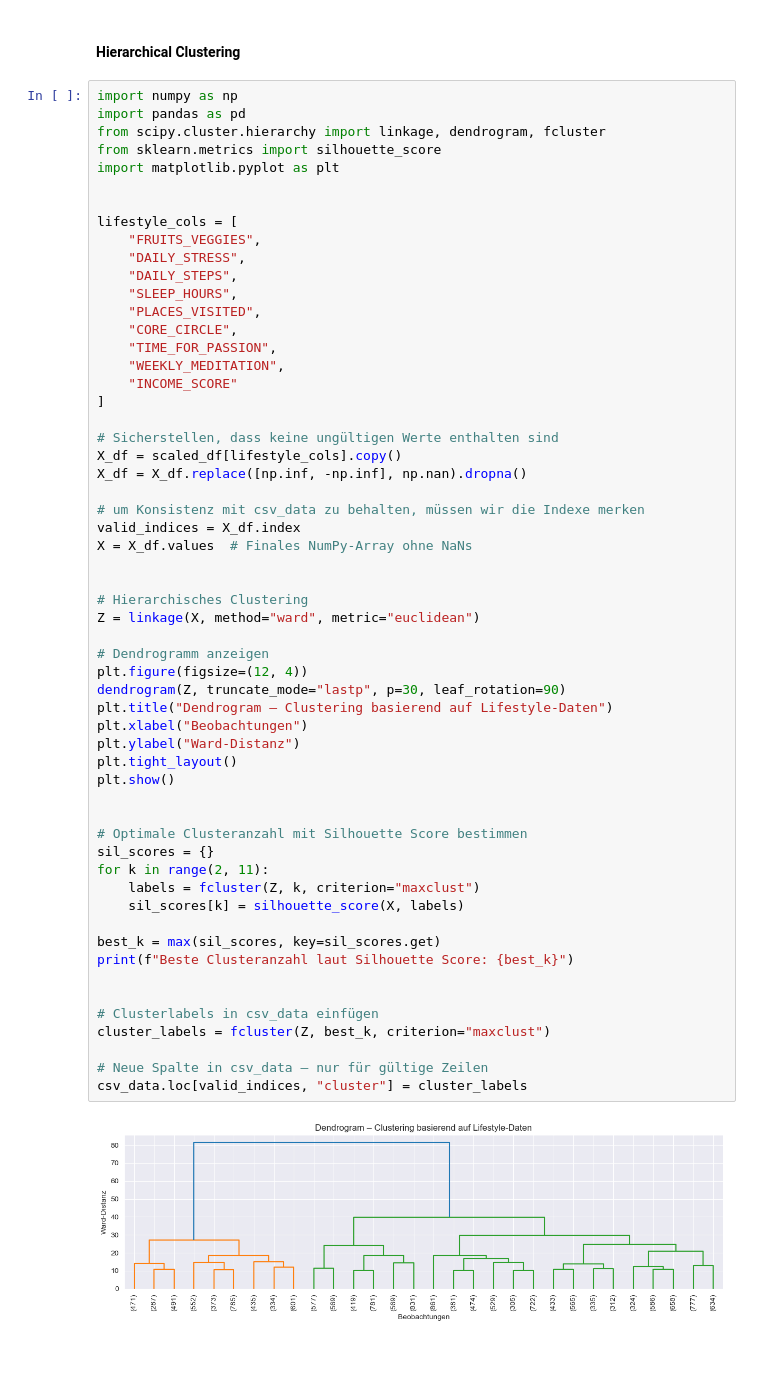
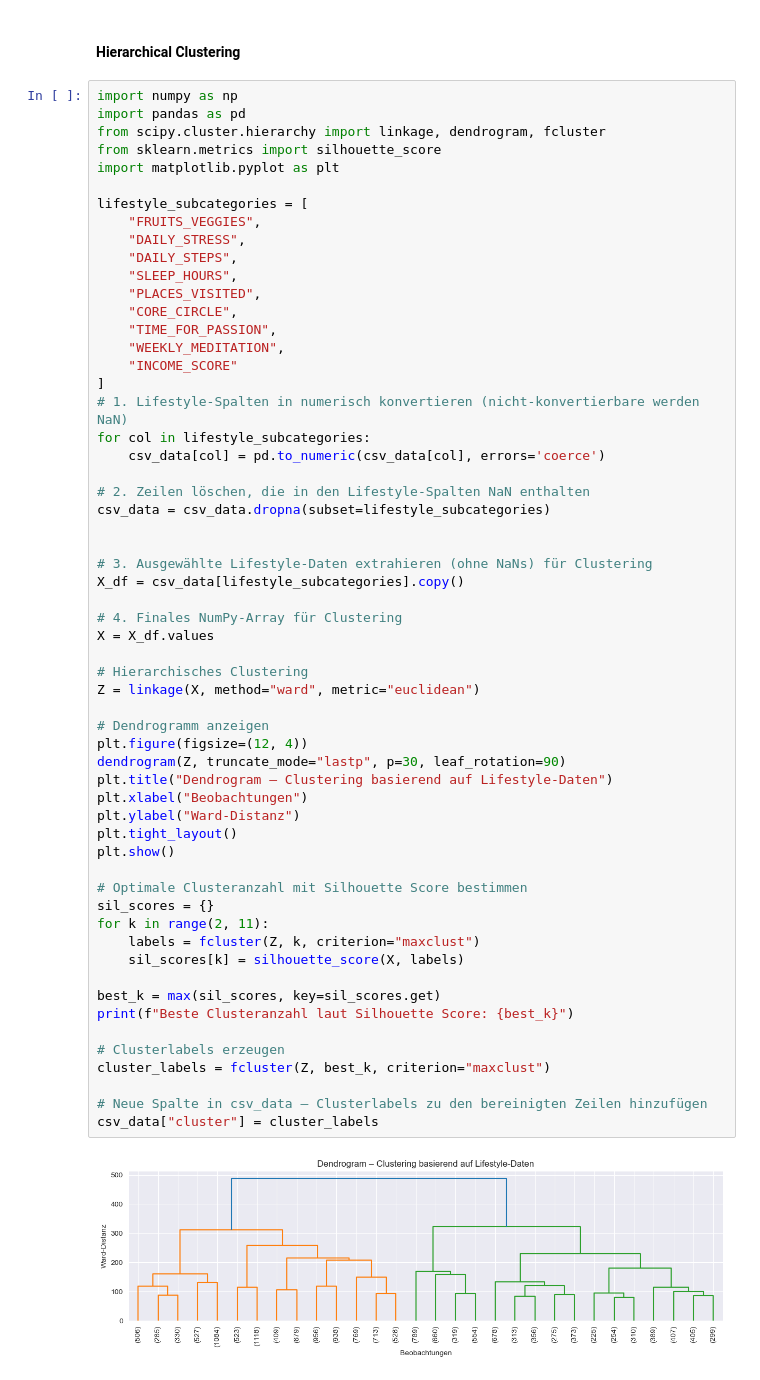
Before and after one commit to amsun001/Project_DataScience-lifestyle-and-wellbeing, a Jupyter notebook: Script/LifestyleAndWellbeing.ipynb, the cells around one changed output. Drawn from its saved outputs; the diff is of its cells as text.

```diff
--- a/Script/LifestyleAndWellbeing.ipynb
+++ b/Script/LifestyleAndWellbeing.ipynb
@@ -637,8 +633,7 @@ from scipy.cluster.hierarchy import linkage, dendrogram, fcluster
 from sklearn.metrics import silhouette_score
 import matplotlib.pyplot as plt
 
-
-lifestyle_cols = [
+lifestyle_subcategories = [
     "FRUITS_VEGGIES",
     "DAILY_STRESS",
     "DAILY_STEPS",
@@ -649,46 +644,48 @@ lifestyle_cols = [
     "WEEKLY_MEDITATION",
     "INCOME_SCORE"
 ]
+# 1. Lifestyle-Spalten in numerisch konvertieren (nicht-konvertierbare werden NaN)
+for col in lifestyle_subcategories:
+    csv_data[col] = pd.to_numeric(csv_data[col], errors='coerce')
 
-# Sicherstellen, dass keine ungültigen Werte enthalten sind
-X_df = scaled_df[lifestyle_cols].copy()
-X_df = X_df.replace([np.inf, -np.inf], np.nan).dropna()
+# 2. Zeilen löschen, die in den Lifestyle-Spalten NaN enthalten
+csv_data = csv_data.dropna(subset=lifestyle_subcategories)
 
-# um Konsistenz mit csv_data zu behalten, müssen wir die Indexe merken
-valid_indices = X_df.index
-X = X_df.values  # Finales NumPy-Array ohne NaNs
 
+# 3. Ausgewählte Lifestyle-Daten extrahieren (ohne NaNs) für Clustering
+X_df = csv_data[lifestyle_subcategories].copy()
+
+# 4. Finales NumPy-Array für Clustering
+X = X_df.values
 
 # Hierarchisches Clustering
 Z = linkage(X, method="ward", metric="euclidean")
 
 # Dendrogramm anzeigen
 plt.figure(figsize=(12, 4))
 dendrogram(Z, truncate_mode="lastp", p=30, leaf_rotation=90)
 plt.title("Dendrogram – Clustering basierend auf Lifestyle-Daten")
 plt.xlabel("Beobachtungen")
 plt.ylabel("Ward-Distanz")
 plt.tight_layout()
 plt.show()
 
-
 # Optimale Clusteranzahl mit Silhouette Score bestimmen
 sil_scores = {}
 for k in range(2, 11):
     labels = fcluster(Z, k, criterion="maxclust")
     sil_scores[k] = silhouette_score(X, labels)
 
 best_k = max(sil_scores, key=sil_scores.get)
 print(f"Beste Clusteranzahl laut Silhouette Score: {best_k}")
 
-
-# Clusterlabels in csv_data einfügen
+# Clusterlabels erzeugen
 cluster_labels = fcluster(Z, best_k, criterion="maxclust")
 
-# Neue Spalte in csv_data – nur für gültige Zeilen
-csv_data.loc[valid_indices, "cluster"] = cluster_labels
+# Neue Spalte in csv_data – Clusterlabels zu den bereinigten Zeilen hinzufügen
+csv_data["cluster"] = cluster_labels
 # %% [output]
-[figure, old version]
+[figure, new version]
 Beste Clusteranzahl laut Silhouette Score: 2
 # %%
 print("Automatically chosen cluster number:", best_k)
```
Also changed, not shown: parts of 7 cells of this notebook.
